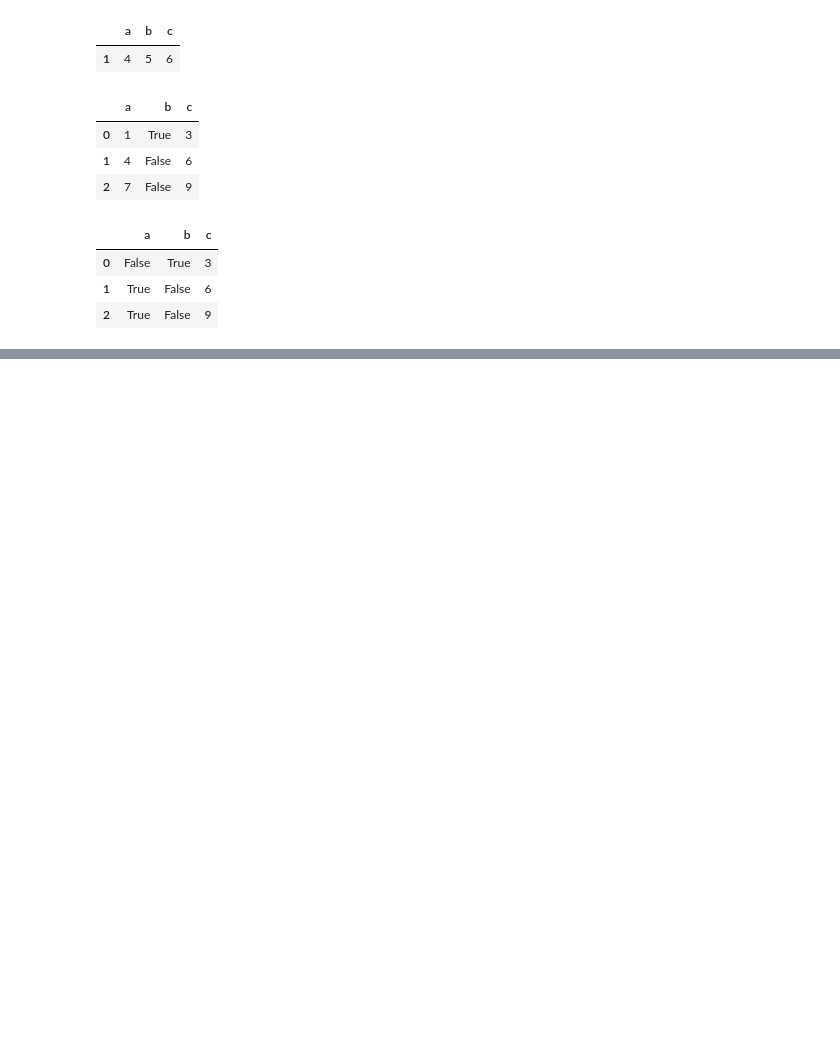
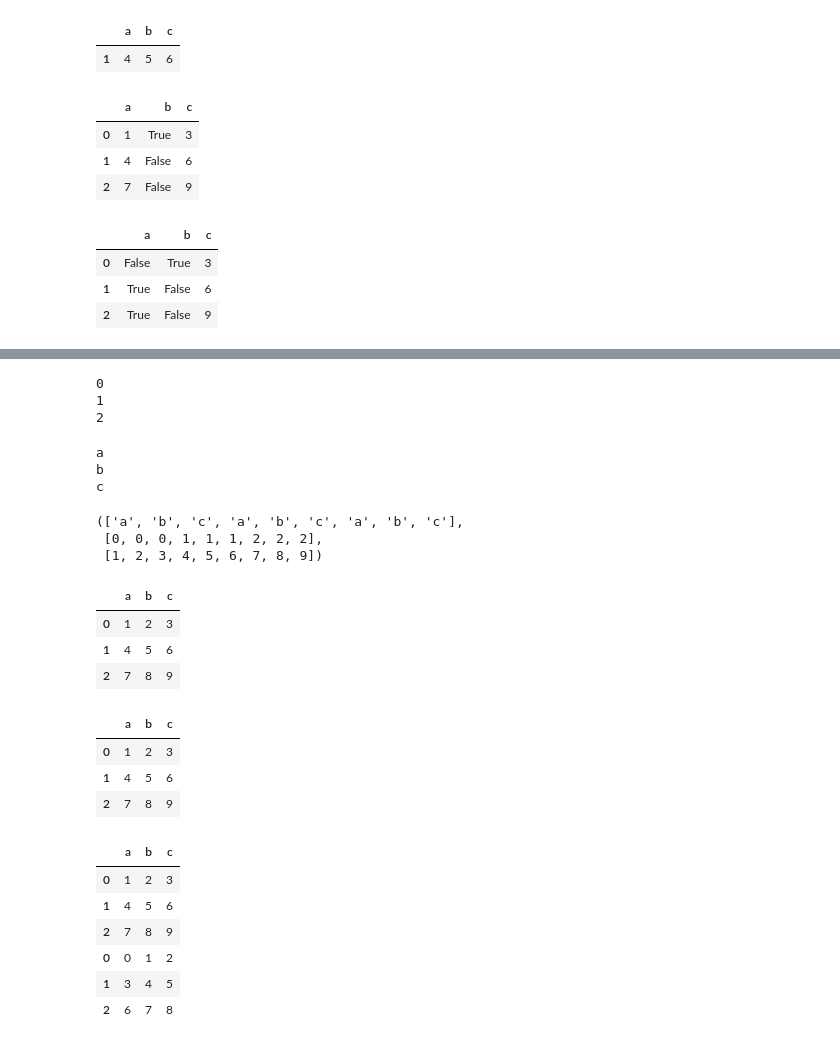
Before and after one commit to ooddaa/tradingAlgos, a Jupyter notebook: DataFrame.ipynb, the cells around one changed output, grey strips where cells are left out. Drawn from its saved outputs; the diff is of its cells as text; code cells hidden in the pictures; blank space fills up the shorter version.

```diff
--- a/DataFrame.ipynb
+++ b/DataFrame.ipynb
@@ -58,0 +83,71 @@ df
+# %%
+for i in df.index:
+    print(i)
+# %% [output]
+0
+1
+2
+# %%
+for c in df.columns:
+    print(c)
+# %% [output]
+a
+b
+c
+# %%
+def prepare_xyz(df):
+    arr = []
+
+    for day in df.index:
+        for exp in df.columns:
+            bar = [exp, day, df.loc[day, exp]]
+            arr.append(bar)
+    #         print(bar)
+    x = []
+    y = []
+    z = []
+
+    for bar in arr:
+        exp, day, strike = bar
+        x.append(exp)
+        y.append(day)
+        z.append(strike)
+
+    return x, y, z
+
+prepare_xyz(df)
+# %% [output]
+(['a', 'b', 'c', 'a', 'b', 'c', 'a', 'b', 'c'],
+ [0, 0, 0, 1, 1, 1, 2, 2, 2],
+ [1, 2, 3, 4, 5, 6, 7, 8, 9])
+# %%
+# save to csv
+win_filename = 'D:\\code\\test.csv'
+df.to_csv(win_filename)
+df
+# %% [output]
+|  | a | b | c |
+| 0 | 1 | 2 | 3 |
+| 1 | 4 | 5 | 6 |
+| 2 | 7 | 8 | 9 |
+# %%
+# read from csv
+# https://pandas.pydata.org/pandas-docs/stable/reference/api/pandas.read_csv.html
+pd.read_csv(win_filename, index_col=0)
+# %% [output]
+|  | a | b | c |
+| 0 | 1 | 2 | 3 |
+| 1 | 4 | 5 | 6 |
+| 2 | 7 | 8 | 9 |
+# %%
+# concatenate dfs
+df2 = pd.DataFrame(np.arange(9).reshape(3,3), columns=['a','b','c'])
+pd.concat([df, df2], axis=0, ignore_index=True)
+# %% [output]
+|  | a | b | c |
+| 0 | 1 | 2 | 3 |
+| 1 | 4 | 5 | 6 |
+| 2 | 7 | 8 | 9 |
+| 0 | 0 | 1 | 2 |
+| 1 | 3 | 4 | 5 |
+| 2 | 6 | 7 | 8 |
```
Also changed, not shown: parts of 4 cells of this notebook, 6 other files.
